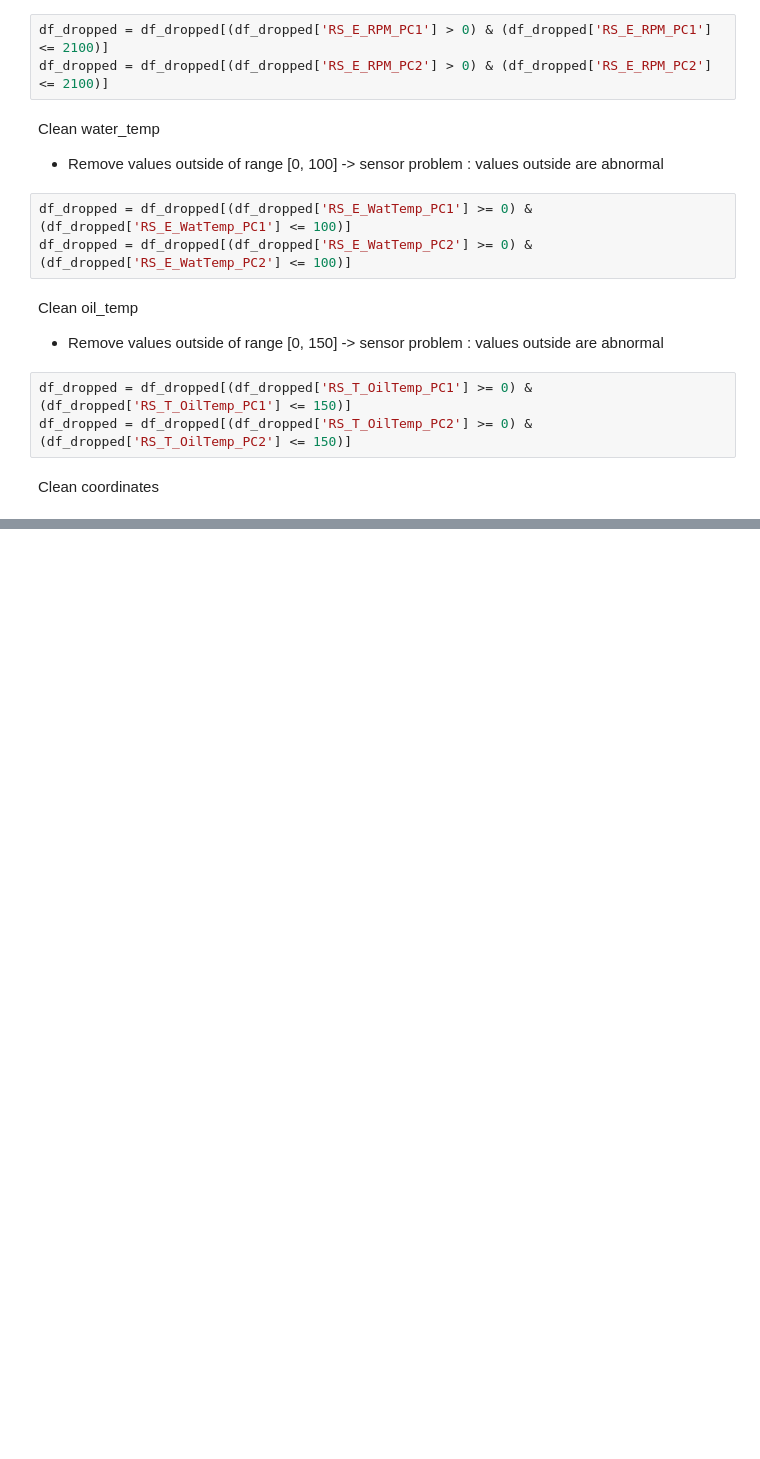
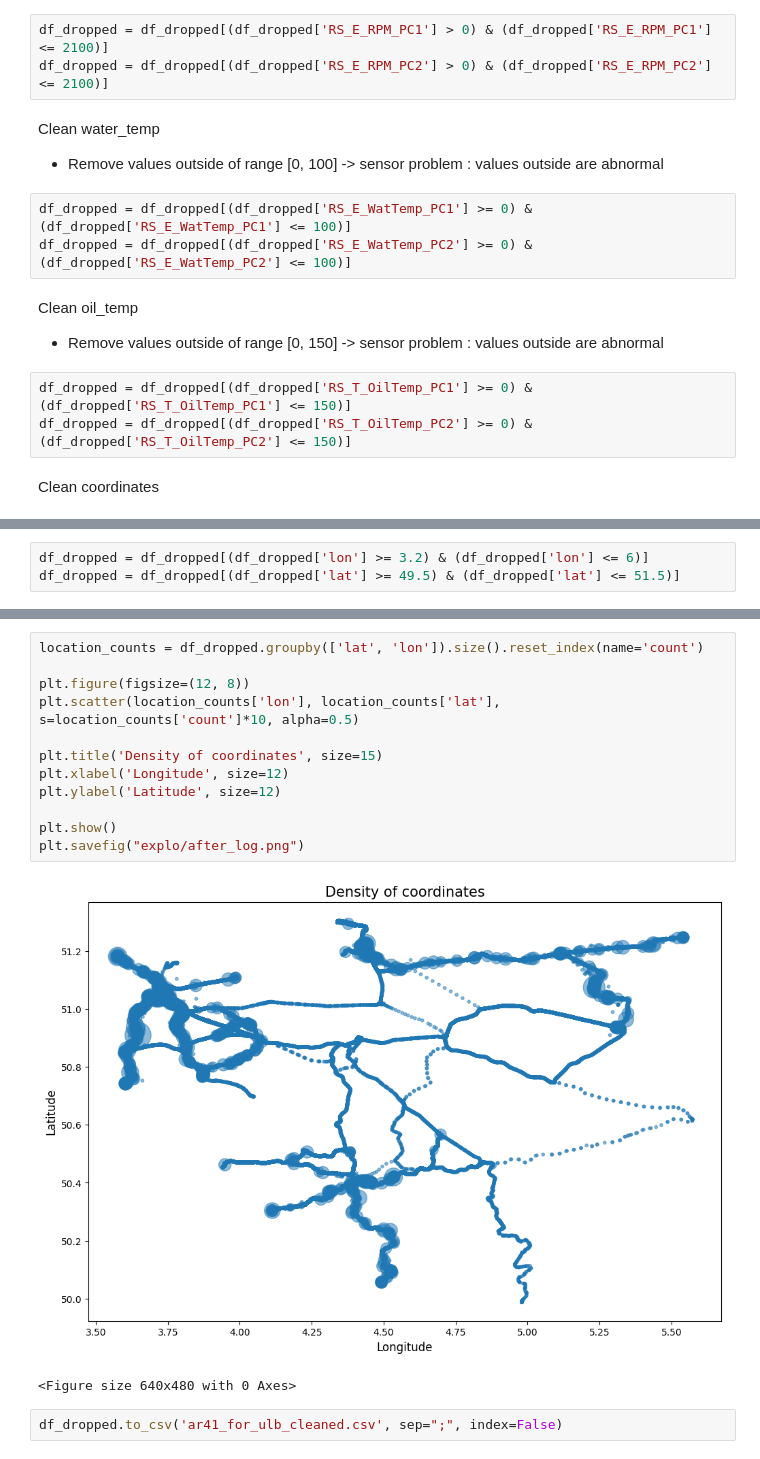
Before and after one commit to koadegno/data-minig-project, a Jupyter notebook: DM_plots.ipynb, the cells around one changed output, grey strips where cells are left out. Drawn from its saved outputs; the diff is of its cells as text; blank space fills up the shorter version.

```diff
--- a/DM_plots.ipynb
+++ b/DM_plots.ipynb
@@ -75,0 +89,3 @@ len(df_dropped)
+# %%
+df_dropped = df_dropped[(df_dropped['lon'] >= 3.2) & (df_dropped['lon'] <= 6)]
+df_dropped = df_dropped[(df_dropped['lat'] >= 49.5) & (df_dropped['lat'] <= 51.5)]
@@ -92,0 +128,17 @@ for feature in features:
+# %%
+location_counts = df_dropped.groupby(['lat', 'lon']).size().reset_index(name='count')
+
+plt.figure(figsize=(12, 8))
+plt.scatter(location_counts['lon'], location_counts['lat'], s=location_counts['count']*10, alpha=0.5)
+
+plt.title('Density of coordinates', size=15)
+plt.xlabel('Longitude', size=12)
+plt.ylabel('Latitude', size=12)
+
+plt.show()
+plt.savefig("explo/after_log.png")
+# %% [output]
+[figure, added]
+<Figure size 640x480 with 0 Axes>
+# %%
+df_dropped.to_csv('ar41_for_ulb_cleaned.csv', sep=";", index=False)
```
Also changed, not shown: parts of 6 cells of this notebook, 1 other file.
